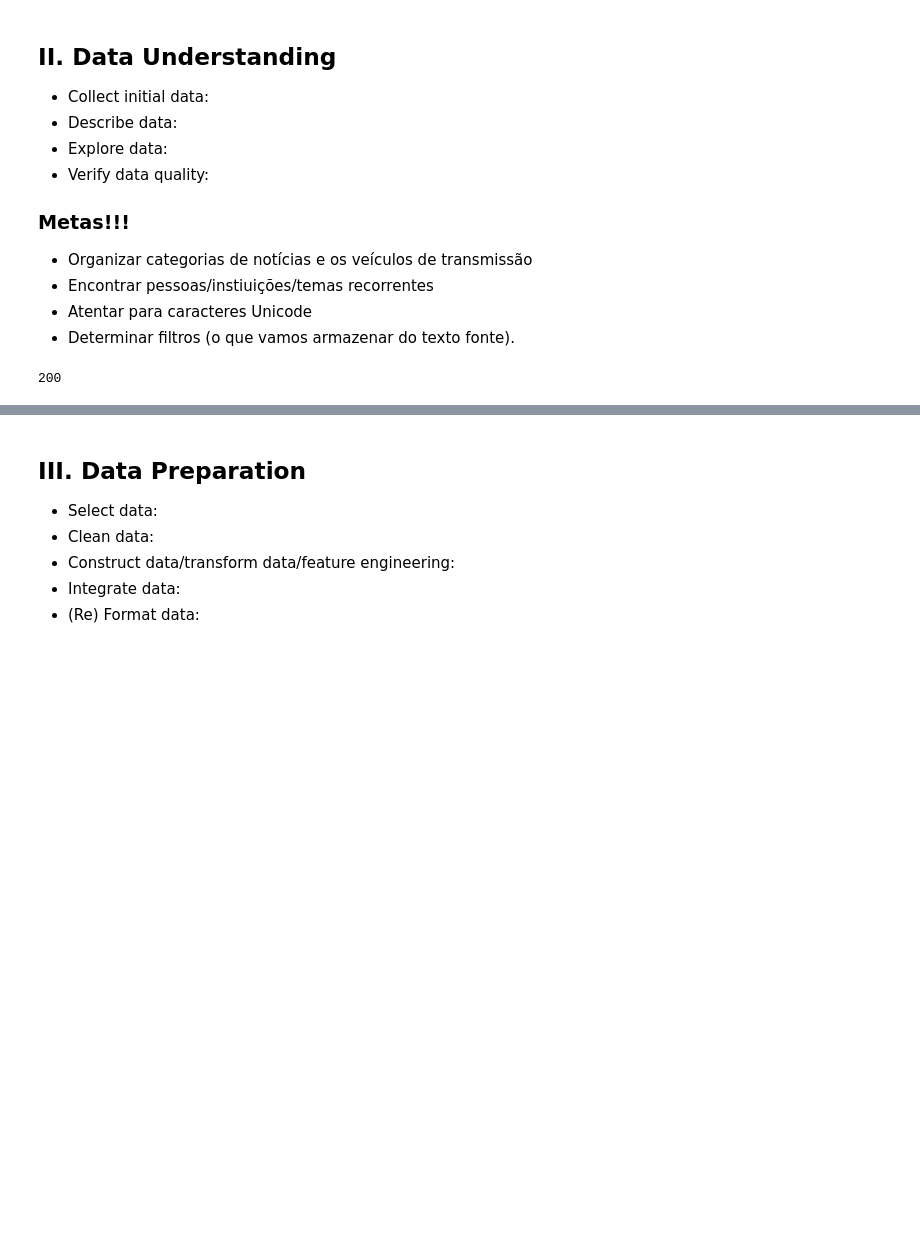
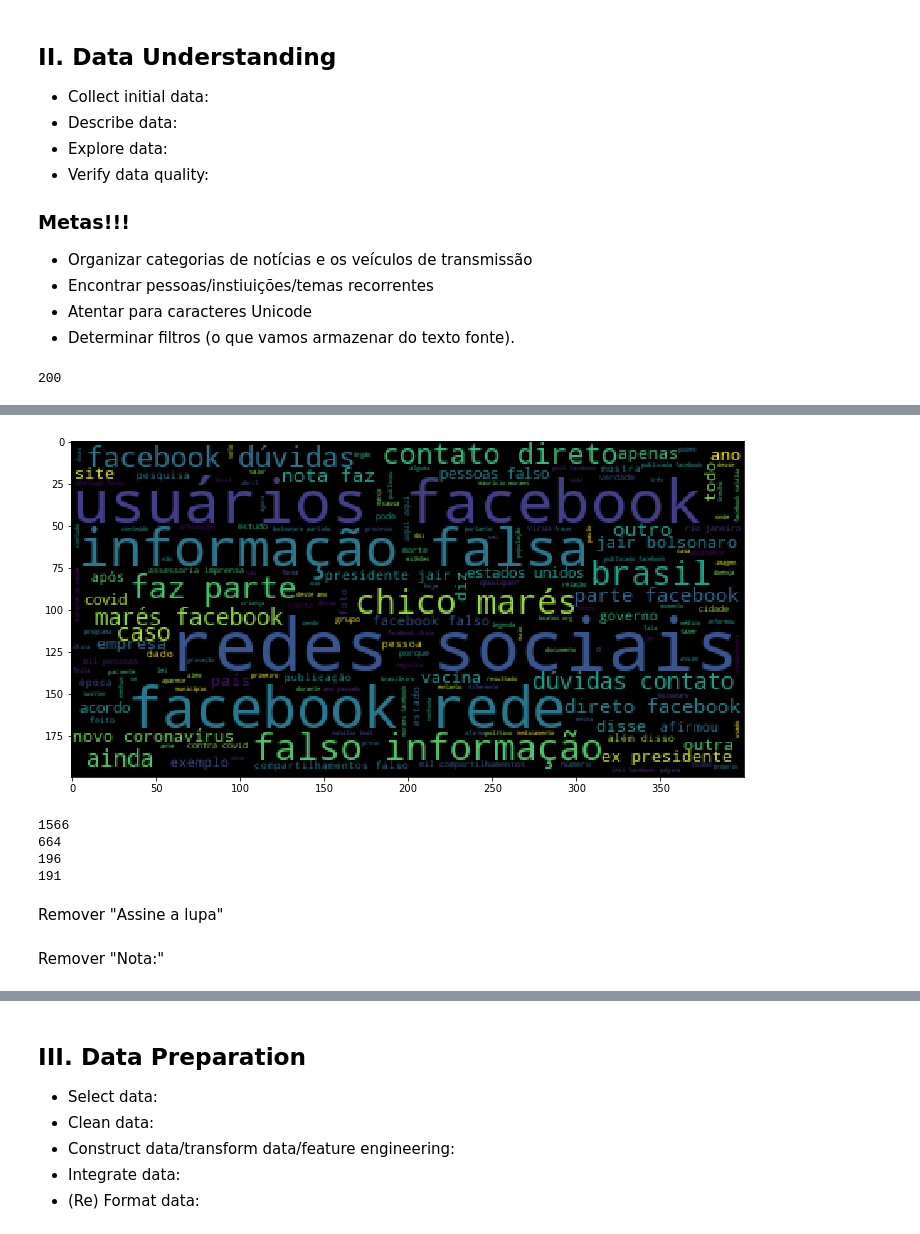
Before and after one commit to isaquepim/Isaura_detector, a Jupyter notebook: summary-Crisp_DM.ipynb, the cells around one changed output, grey strips where cells are left out. Cells and saved outputs as stored; diff of their text form; code cells hidden in the pictures; blank space fills up the shorter version.

```diff
--- a/summary-Crisp_DM.ipynb
+++ b/summary-Crisp_DM.ipynb
@@ -120,3 +148,6 @@ def extract_date_and_type(bloco):
+# %%
+df = pd.DataFrame(columns = ['titulo_original', 'label', 'noticia_completa','veiculo', 'data_publicacao'],
+                  dtype= 'string')
 # %%
 options = webdriver.chrome.options.Options()
 options.headless = True
@@ -202,0 +252,13 @@ False
+# %%
+texts = ''
+
+for filename in os.listdir(datapath2):
+    filepath = datapath2 + f'/{filename}'
+
+    with open(filepath, 'r') as f:
+        texts += f.read()
+        texts += '\n'
+
+
+
+len(texts)
@@ -202,0 +275,18 @@ False
+# %%
+stopwords = nltk.corpus.stopwords.words('portuguese')
+
+uol_freqwords = ['circula', 'lupa', 'verificação', 'editado', 'sobre',
+                'assine', 'confira', 'lente', 'newsletter', 'gratuita',
+                'texto', 'vídeo', 'notícias', 'meio', 'projeto',
+                'imagem', 'seguir', 'analisada', 'analisado', 'trabalho',
+                'dia', 'material', 'sido', 'ser', 'solicitaram',
+                '\u200cde\u200c', '\u200co\u200c','–', 'segundo', 'reportagem']
+
+list_words = texts.split()
+list_words = [l.strip().lower() for l in list_words]
+list_words = [l.strip(string.punctuation) for l in list_words]
+list_words = [l for l in list_words if l not in stopwords]
+list_words = [l for l in list_words if l not in uol_freqwords]
+
+freqdist = Counter(list_words)
+freqdist.most_common(20)
@@ -202,0 +314,21 @@ False
+# %%
+cleaned = ' '.join(list_words)
+wordcloud = WordCloud().generate(cleaned)
+
+fig, ax = plt.subplots(figsize=(10, 10))
+ax.imshow(wordcloud, interpolation='nearest')
+plt.tight_layout()
+# %% [output]
+[figure, added]
+# %%
+print(freqdist.get('bolsonaro'))
+print(freqdist.get('lula'))
+print(freqdist.get('trump'))
+print(freqdist.get('doria'))
+# %% [output]
+1566
+664
+196
+191
+# %% [markdown]
+Remover "Assine a lupa"
@@ -202,0 +350,2 @@ False
+# %% [markdown]
+Remover "Nota:"
```
Also changed, not shown: parts of 24 cells of this notebook.
